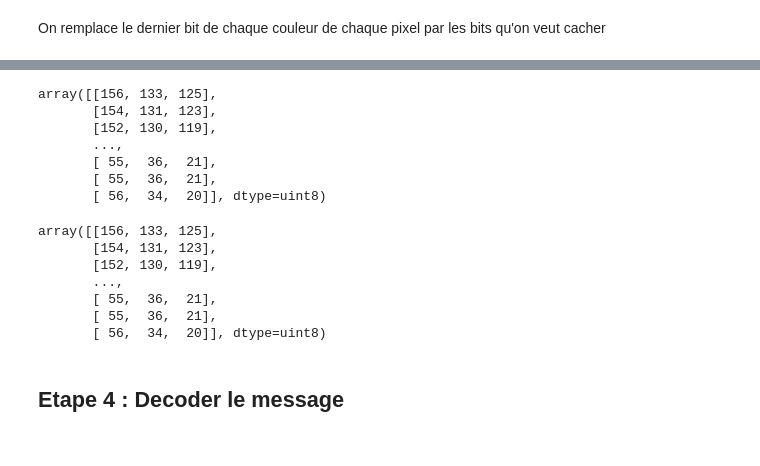
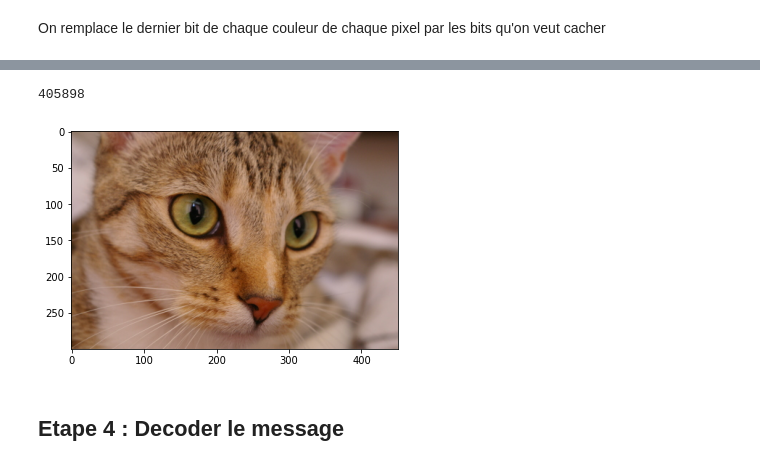
Before and after one commit to lisacsn/Steganographie, a Jupyter notebook: Stegano.ipynb, the cells around one changed output, grey strips where cells are left out. Cells and saved outputs as stored; diff of their text form; code cells hidden in the pictures.

```diff
--- a/Stegano.ipynb
+++ b/Stegano.ipynb
@@ -29,3 +27,5 @@ message = "Thalassius vero ea tempestate praefectus praetorio praesens ipse quoq
+# %%
+message = "hhhhhhh"
 # %%
 def string_to_binaire(message):
     liste_de_binaire = []
@@ -174,22 +68,54 @@ img_encoded_bin[i][:8-lsb]= 011010
-# %%
-img_encoded[5]
-# %% [output]
-array([[156, 133, 125],
-       [154, 131, 123],
-       [152, 130, 119],
-       ...,
-       [ 55,  36,  21],
-       [ 55,  36,  21],
-       [ 56,  34,  20]], dtype=uint8)
-# %%
-img[5]
-# %% [output]
-array([[156, 133, 125],
-       [154, 131, 123],
-       [152, 130, 119],
-       ...,
-       [ 55,  36,  21],
-       [ 55,  36,  21],
-       [ 56,  34,  20]], dtype=uint8)
+# %%
+import random
+
+def generate_cle(coef, img, message):
+    nbr_pixels = img.shape[0]*img.shape[1]*img.shape[2]
+    MAX = nbr_pixels-1
+
+    random.seed(coef)
+    liste = [int(random.random()*nbr_pixels-1) for _ in range(MAX)]
+    indexes = np.unique(liste, return_index=True)[1]
+    return [liste[index] for index in sorted(indexes)]
+
+liste = generate_cle(23, img, message)
+max(liste)
+# %% [output]
+405898
+# %%
+def encoder_image(img, chiffres, lsb, cle):
+    # Tableau de string : va contenir les valeurs de nos bits (rouge,bleu,vert) en binaire
+    # img_bin = np.chararray((img.shape[0], img.shape[1], img.shape[2]), itemsize=8)
+
+
+    # 1 : flatten toute l'image
+    # sur chaque pixel qui va être codé :
+         # on va créer un temp qui prend la valeur binaire
+         # decode("utf-8") ce temp
+         # on la modifie avec le nouveau message
+         # int(temp, 2)
+         # on remplace la valeur de l'image par le temp
+
+    img_flat = img.flatten().copy()
+
+    for case in cle[:len(chiffres)//lsb] :
+        temp = bin(img_flat[case])[2:].zfill(8)
+        #temp = temp.decode("utf-8")
+
+        temp = temp[:8-lsb] + chiffres[0:lsb]
+        chiffres = chiffres[lsb:]
+
+        temp = int(temp, 2)
+
+        img_flat[case] = temp
+
+    img_encoded = np.reshape(img_flat, img.shape)
+
+    return img_encoded
+
+img_encoded = encoder_image(img, message_bin_flat, 3, liste)
+plt.imshow(img_encoded)
+plt.show()
+# %% [output]
+[figure, added]
 # %% [markdown]
 ## Etape 4 : Decoder le message
```
Also changed, not shown: parts of 13 cells of this notebook.
